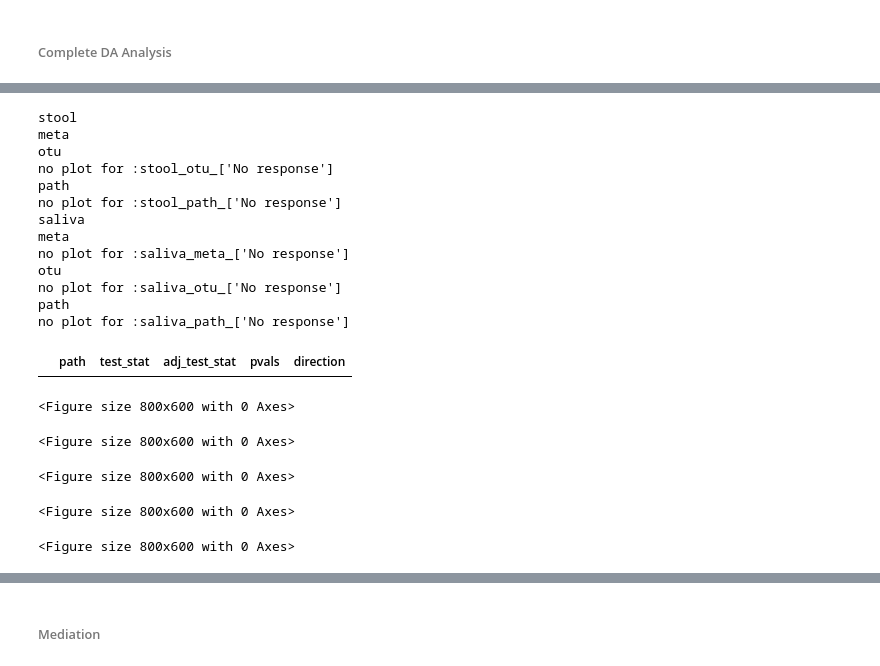
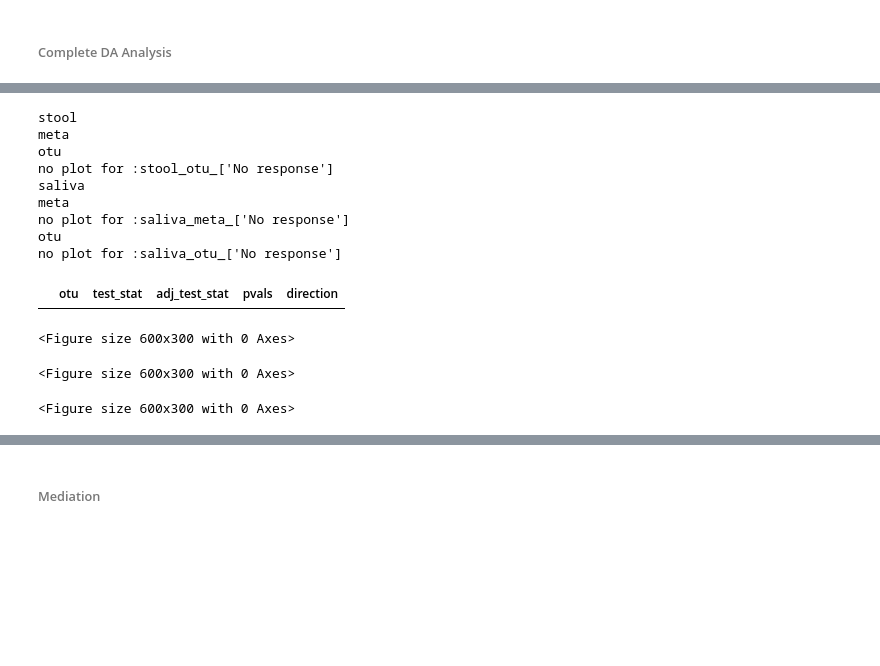
Before and after one commit to kbpi314/oa, a Jupyter notebook: code/oa_v4.ipynb, the cells around one changed output, grey strips where cells are left out. Cells and saved outputs as stored; diff of their text form; code cells hidden in the pictures; blank space fills up the shorter version.

```diff
--- a/code/oa_v4.ipynb
+++ b/code/oa_v4.ipynb
@@ -355,7 +365,7 @@ for g in g_test:
         id_0, id_1 = pair_to_ids[p]
         pair_to_dist[p] = df_beta.loc[id_0, id_1]
 
-    df_paired_beta = pd.DataFrame.from_dict(pair_to_dist, orient='index', columns=['Unweighted_Unifrac'])
+    df_paired_beta = pd.DataFrame.from_dict(pair_to_dist, orient='index', columns=['Bray_Curtis'])
     g_to_dfd[g]['paired_beta'] = df_paired_beta
 
 g_to_dfd['stool_adh']['paired_beta'].head()
@@ -494,7 +504,7 @@ d_to_metric = {
     'pre_alpha': 'shannon_entropy',
     'post_alpha': 'shannon_entropy',
     'paired_alpha': 'shannon_entropy_diff',
-    'paired_beta': 'Unweighted_Unifrac',
+    'paired_beta': 'Bray_Curtis' # 'Unweighted_Unifrac',
 }
 group_var = 'Adherece_antiinflam'
 
@@ -594,8 +604,9 @@ for g in g_test:
             arr = append_results(arr, [g,d,o,'mwu',t,p])
 
             t, p = scipy.stats.ttest_ind(df_merge[df_merge[o] == 'Response'][div_metric].values,
-                                            df_merge[df_merge[o] == 'No response'][div_metric].values,
-                                            nan_policy='omit')
+                                         df_merge[df_merge[o] == 'No response'][div_metric].values,
+                                         nan_policy='omit',
+                                         equal_var=False)
 
             arr = append_results(arr, [g,d,o,'tt',t,p])
 
@@ -1130,10 +1150,11 @@ for g in ['stool','saliva']:
 ###### Complete DA Analysis ######
 # %%
 # complete block for paired testing in r v nr and non paired testing pre and post
+alpha = 0.05
 
 dcgr_to_sig = {}
 
-for dt in ['taxa', 'path']:
+for dt in ['taxa']:#, 'path']:
     print(dt)
     dcgr_to_sig[dt] = {}
     for c in ['pvp', 'rvnr']: # pvp is pre AND post, comparing rvnr at pre and post time points
@@ -1225,7 +1246,7 @@ for dt in ['taxa', 'path']:
                     ws.append(w)
                     ps.append(p)
 
-                    if p < 0.05:
+                    if p < alpha:
                         ax = sns.boxplot(data=df_merge, y=x, x=var)
                         sns.swarmplot(data=df_merge, y=x, x=var, palette='dark:grey')
                         sns.despine()
@@ -1246,7 +1267,7 @@ for dt in ['taxa', 'path']:
                       'pvalue': ps,
                       'adjusted': adj_rs
                      })
-        df_res[df_res['pvalue'] < 0.05].to_csv(path + 'outputs/jobs06/' + dt + '_' + c + '.tsv', sep='\t')
+        df_res[df_res['pvalue'] < alpha].to_csv(path + 'outputs/jobs06/' + dt + '_' + c + '_' + str(alpha) + '.tsv', sep='\t')
 df_merge.head()
 # %% [output]
 taxa
@@ -1276,15 +1297,16 @@ Number of sig var
 # %%
-# horizontal barplot for features
+# horizontal barplot for features in R, NR and both for enrichment in pre vs post
+alpha =  0.05
 
 d_to_df = {
     'meta': gt_to_meta,
     'otu': gt_to_otu,
-    'path': gt_to_path
+    # 'path': gt_to_path
 }
 d_to_label = {
     'meta': 'Metabolite',
     'otu': 'Taxa',
-    'path': 'Pathway'
+    # 'path': 'Pathway'
 }
 t = 'all'
 
@@ -1292,7 +1314,7 @@ gd_to_res = {}
 for g in ['stool','saliva']:
     print(g)
     gd_to_res[g] = {}
-    for d in ['meta','otu','path']:
+    for d in ['meta','otu']:#,'path']:
         print(d)
         # grab original dfs
         df_feat = d_to_df[d][g][t]
@@ -1333,7 +1355,7 @@ for g in ['stool','saliva']:
                 except ValueError:
                     r, p = 0, 1
                 if d == 'otu':
-                    feat.append(x.split('__')[-1])
+                    feat.append(x.split('f__')[-1])
                 elif d == 'path':
                     feat.append(x.split('|')[-1])
                 else:
@@ -1345,63 +1367,79 @@ for g in ['stool','saliva']:
                 b = df_pre[x].values
                 abr, abp = scipy.stats.mannwhitneyu(a,b,nan_policy='omit')
                 bar, bap = scipy.stats.mannwhitneyu(b,a,nan_policy='omit')
+
+                # log mean diff
+                # adj = np.log(np.abs(np.mean(a-b)))
+                # log ratio
+                # adj = np.log(np.mean(a/b))
+                # print(abr, bar, adj)
+
                 if abr > bar:
                     dir.append('post')
                     adj_rs.append(abr)
+                    # adj_rs.append(adj)
                     rs.append(bar)
                 elif abr < bar:
                     dir.append('pre')
                     adj_rs.append(bar * -1)
+                    # adj_rs.append(adj)# * -1)
                     rs.append(bar)
                 else:
                     dir.append('same')
-                    adj_rs.append(abr)
+                    adj_rs.append(0)
                     rs.append(abr)
+                # adj_rs as the difference post - pre
+                # adj_rs.append(np.log(np.mean(a) / np.mean(b)))
+                # adj_rs.append(np.mean(a-b))
+
             # compile results df
             df_results = pd.DataFrame({d: feat, 'test_stat': rs, 'adj_test_stat': adj_rs,'pvals': ps, 'direction': dir})
             gd_to_res[g][d] = df_results
-            df = df_results[df_results['pvals'] < 0.05]
+            df = df_results[df_results['pvals'] < alpha]
             df = df.sort_values(by=['adj_test_stat'],ascending=False)
             # plot
             # create plot
             try:
-                plt.figure(figsize=(8,6))
+                if d == 'meta':
+                    if alpha == 0.05:
+                        plt.figure(figsize=(6,3))
+                    else:
+                        plt.figure(figsize=(6,10))
+                elif d == 'otu':
+                    if alpha == 0.05:
+                        plt.figure(figsize=(6,3))
+                    else:
+                        plt.figure(figsize=(12,10))
                 sns.set_theme(style="whitegrid")
 
                 sns.set_color_codes("pastel")
                 sns.barplot(x='adj_test_stat', y=d, data=df,
                             hue="direction",orient='horizontal')#,native_scale=True)#width=1)
 
                 ax.set_ylabel(d_to_label[d],fontsize=16)
                 ax.set_xlabel("Effect Size / Adjusted Test Statistic",fontsize=16)
                 ax.tick_params(labelsize=16)
                 sns.despine(left=True, bottom=True)
                 plt.tight_layout()
                 plt.title(g + '_' + d + '_' + str(keep))
-                plt.savefig(path + 'outputs/jobs18/DA_hbarplot_' + g + '_' + d + '_' + str(keep) + '.pdf')
+                plt.savefig(path + 'outputs/jobs18/DA_hbarplot_' + g + '_' + d + '_' + str(keep) + '_' + str(alpha) + '.pdf')
                 plt.close()
-                df.to_csv(path + 'outputs/jobs18/' + g + '_' + d + '_' + str(keep) + '.tsv', sep='\t')
+                df.to_csv(path + 'outputs/jobs18/' + g + '_' + d + '_' + str(keep) + '_' + str(alpha) + '.tsv', sep='\t')
 
             except:
                 print('no plot for :' + g + '_' + d + '_' + str(keep))
 df.head()
 # %% [output]
 stool
 meta
 otu
 no plot for :stool_otu_['No response']
-path
-no plot for :stool_path_['No response']
 saliva
 meta
 no plot for :saliva_meta_['No response']
 otu
 no plot for :saliva_otu_['No response']
-path
-no plot for :saliva_path_['No response']
-|  | path | test_stat | adj_test_stat | pvals | direction |
+|  | otu | test_stat | adj_test_stat | pvals | direction |
-<Figure size 800x600 with 0 Axes>
+<Figure size 600x300 with 0 Axes>
-<Figure size 800x600 with 0 Axes>
+<Figure size 600x300 with 0 Axes>
-<Figure size 800x600 with 0 Axes>
+<Figure size 600x300 with 0 Axes>
-<Figure size 800x600 with 0 Axes>
-<Figure size 800x600 with 0 Axes>
```
Also changed, not shown: parts of 21 cells of this notebook, 4 other files.
